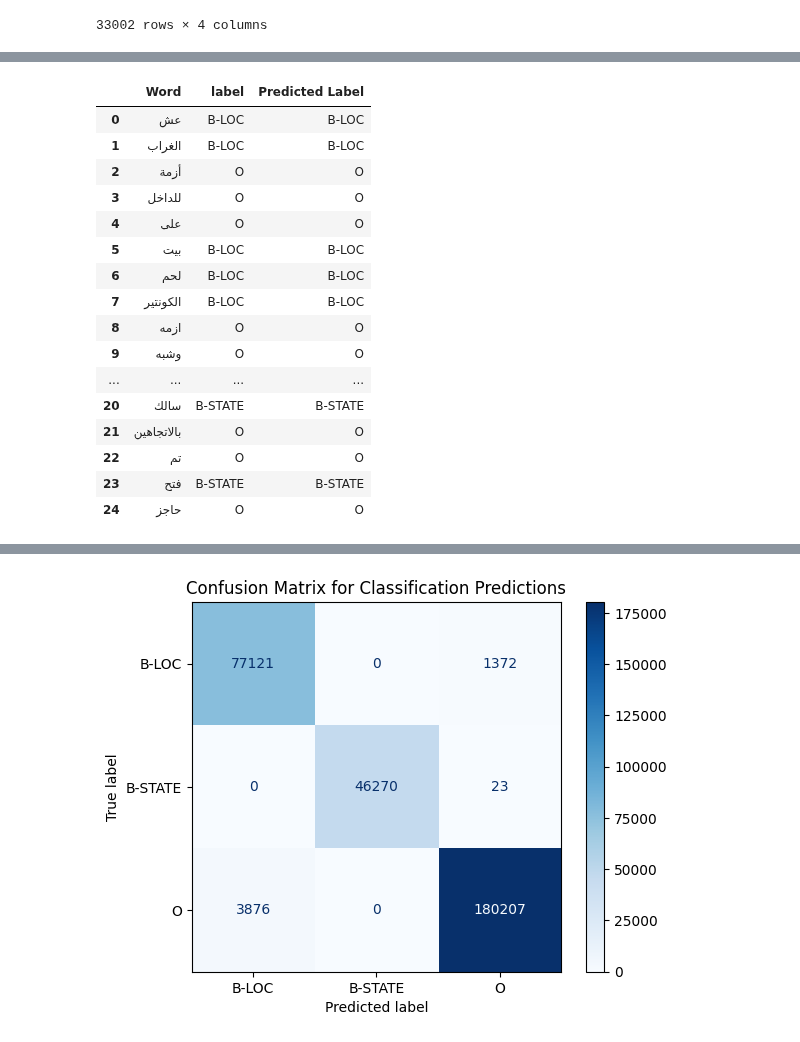
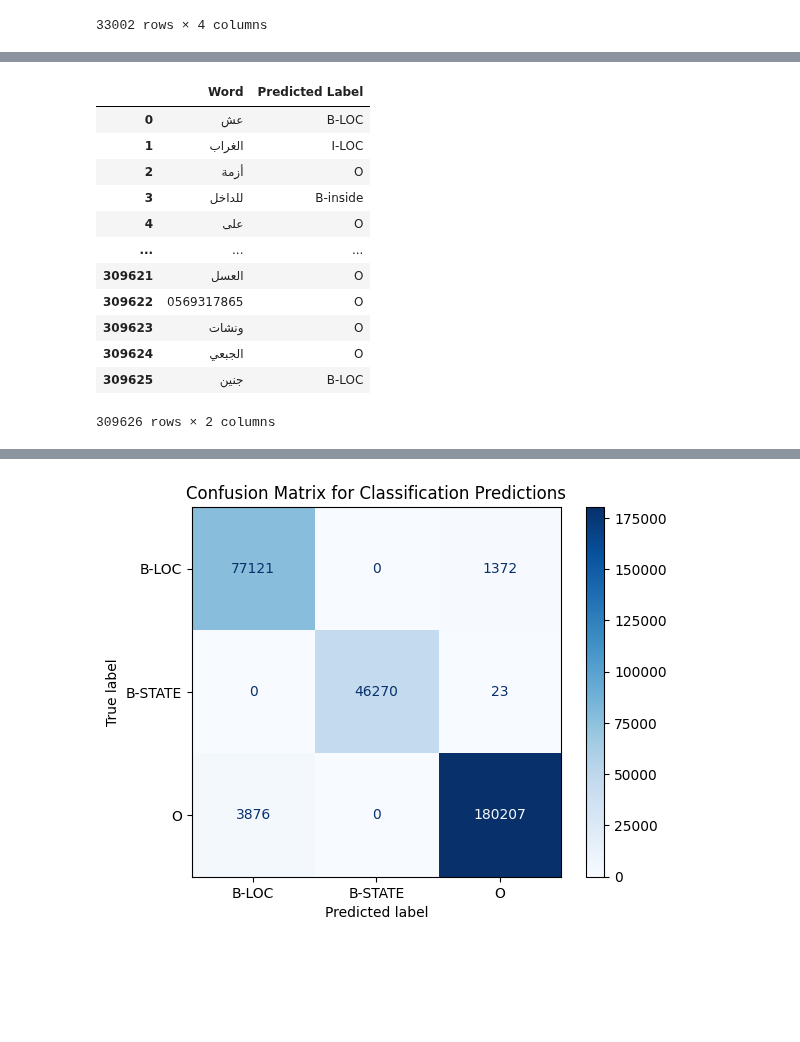
Before and after one commit to ehabsuliman/ROADWATCH, a Jupyter notebook: Test-Model/test-Catboost/Catboost.ipynb, the cells around one changed output, grey strips where cells are left out. Cells and saved outputs as stored; diff of their text form; code cells hidden in the pictures; blank space fills up the shorter version.

```diff
--- a/Test-Model/test-Catboost/Catboost.ipynb
+++ b/Test-Model/test-Catboost/Catboost.ipynb
@@ -230,24 +204,19 @@ tokenized_df
-# %%
-# View predicted labels
-tokenized_df[['Word', 'label', 'Predicted Label']].head(25)
-# %% [output]
-|  | Word | label | Predicted Label |
-| 0 | عش | B-LOC | B-LOC |
-| 1 | الغراب | B-LOC | B-LOC |
-| 2 | أزمة | O | O |
-| 3 | للداخل | O | O |
-| 4 | على | O | O |
-| 5 | بيت | B-LOC | B-LOC |
-| 6 | لحم | B-LOC | B-LOC |
-| 7 | الكونتير | B-LOC | B-LOC |
-| 8 | ازمه | O | O |
-| 9 | وشبه | O | O |
-| ... | ... | ... | ... |
-| 20 | سالك | B-STATE | B-STATE |
-| 21 | بالاتجاهين | O | O |
-| 22 | تم | O | O |
-| 23 | فتح | B-STATE | B-STATE |
-| 24 | حاجز | O | O |
+# %%
+tokenized_df[['Word', 'Predicted Label']]
+# %% [output]
+|  | Word | Predicted Label |
+| 0 | عش | B-LOC |
+| 1 | الغراب | I-LOC |
+| 2 | أزمة | O |
+| 3 | للداخل | B-inside |
+| 4 | على | O |
+| ... | ... | ... |
+| 309621 | العسل | O |
+| 309622 | 0569317865 | O |
+| 309623 | ونشات | O |
+| 309624 | الجبعي | O |
+| 309625 | جنين | B-LOC |
+309626 rows × 2 columns
 # %%
 from sklearn.metrics import confusion_matrix, ConfusionMatrixDisplay
 import matplotlib.pyplot as plt
```
Also changed, not shown: parts of 13 cells of this notebook.
